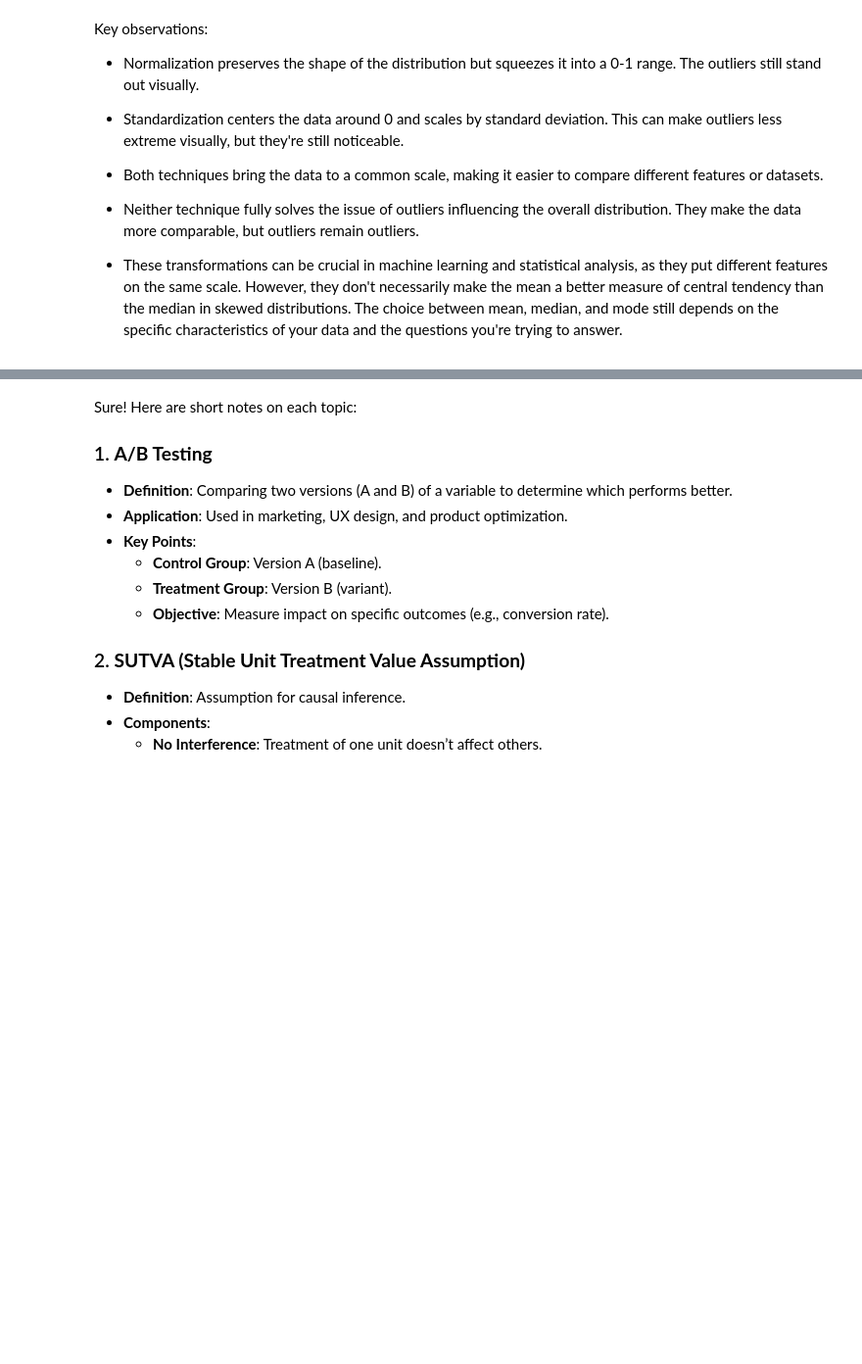
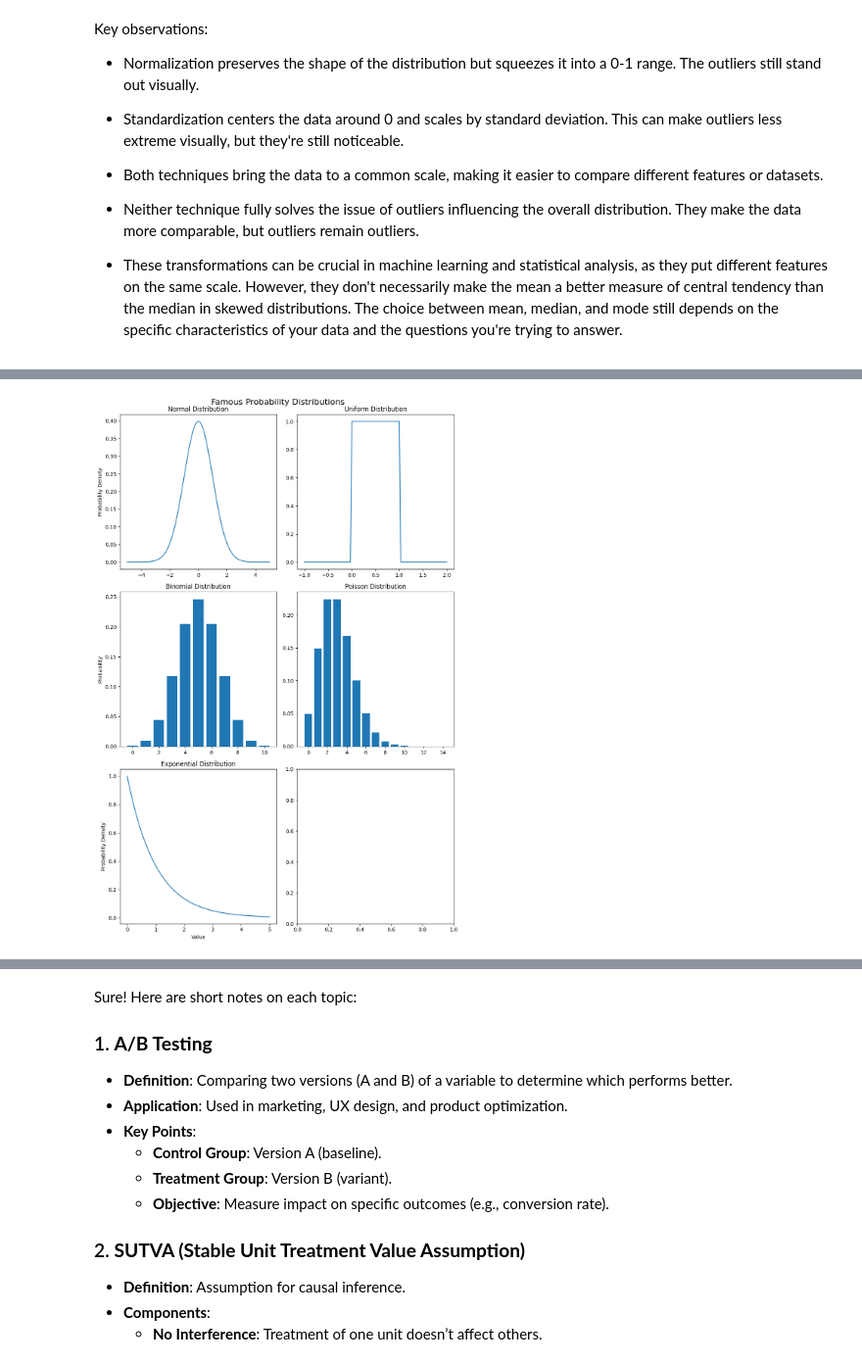
Before and after one commit to satyaprakashdhfm/ML--DL--NOTES, a Jupyter notebook: 0.DATA PREPROCESSIN/NOTES_STATICS.ipynb, the cells around one changed output, grey strips where cells are left out. Shown at 98% size. Cells and saved outputs as stored; diff of their text form; code cells hidden in the pictures; blank space fills up the shorter version.

```diff
--- a/0.DATA PREPROCESSIN/NOTES_STATICS.ipynb
+++ b/0.DATA PREPROCESSIN/NOTES_STATICS.ipynb
@@ -499,0 +505,49 @@ Each concept builds upon the previous one, offering increasingly standardized an
+# %%
+import numpy as np
+import matplotlib.pyplot as plt
+from scipy import stats
+
+def plot_distributions():
+    # Set up the plot
+    fig, axs = plt.subplots(3, 2, figsize=(10, 15))
+    fig.suptitle('Famous Probability Distributions', fontsize=16)
+
+    # 1. Normal Distribution
+    x = np.linspace(-5, 5, 100)
+    axs[0, 0].plot(x, stats.norm.pdf(x, 0, 1))
+    axs[0, 0].set_title('Normal Distribution')
+    axs[0, 0].set_ylabel('Probability Density')
+
+    # 2. Uniform Distribution
+    x = np.linspace(-1, 2, 100)
+    axs[0, 1].plot(x, stats.uniform.pdf(x, loc=0, scale=1))
+    axs[0, 1].set_title('Uniform Distribution')
+
+    # 3. Binomial Distribution
+    n, p = 10, 0.5
+    x = np.arange(0, n+1)
+    axs[1, 0].bar(x, stats.binom.pmf(x, n, p))
+    axs[1, 0].set_title('Binomial Distribution')
+    axs[1, 0].set_ylabel('Probability')
+
+    # 4. Poisson Distribution
+    lambda_ = 3
+    x = np.arange(0, 15)
+    axs[1, 1].bar(x, stats.poisson.pmf(x, lambda_))
+    axs[1, 1].set_title('Poisson Distribution')
+
+    # 5. Exponential Distribution
+    x = np.linspace(0, 5, 100)
+    axs[2, 0].plot(x, stats.expon.pdf(x))
+    axs[2, 0].set_title('Exponential Distribution')
+    axs[2, 0].set_ylabel('Probability Density')
+    axs[2, 0].set_xlabel('Value')
+
+    # Adjust layout and display the plot
+    plt.tight_layout()
+    plt.show()
+
+if __name__ == "__main__":
+    plot_distributions()
+# %% [output]
+[figure, added]
```
Also changed, not shown: parts of 5 cells of this notebook.
